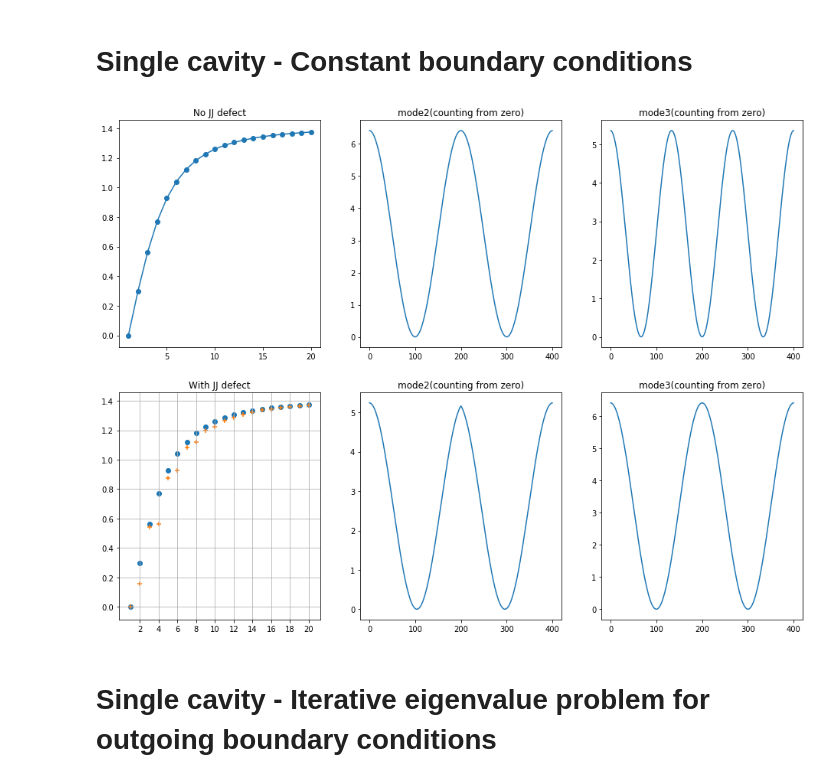
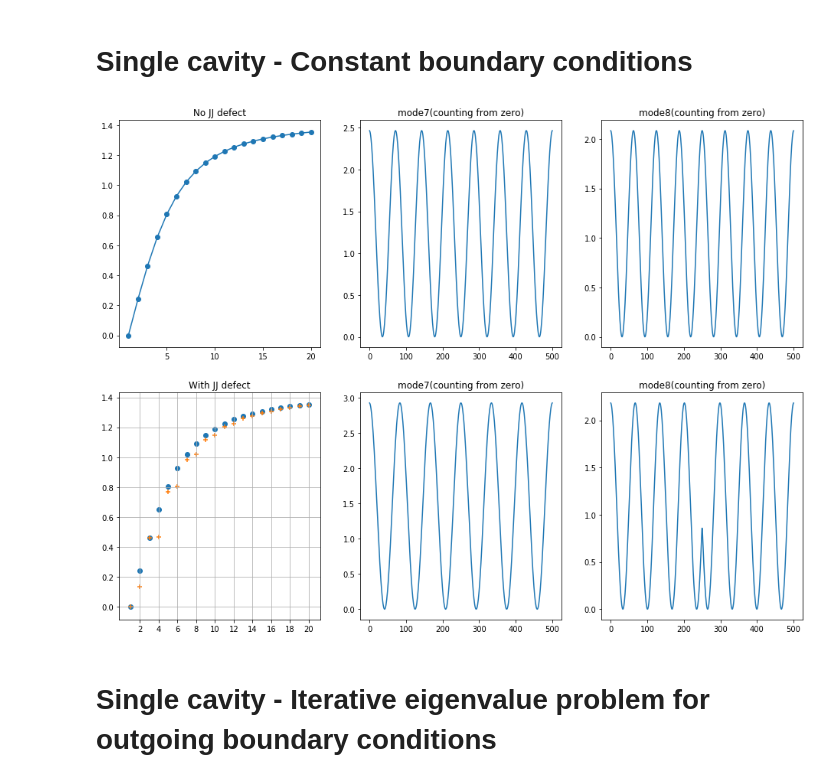
Before and after one commit to skhanCC/CoupleJJA, a Jupyter notebook: coupledJJArrays.ipynb, the cells around one changed output. Drawn from its saved outputs; the diff is of its cells as text; code cells hidden in the pictures.

```diff
--- a/coupledJJArrays.ipynb
+++ b/coupledJJArrays.ipynb
@@ -14,7 +14,7 @@ from CircuitDiagonalization import *
 # %%
 # System parameters
 # Grid size (number of LC units in JJA resonator)
-Nx = 400 # Like L
+Nx = 500 # Like L
 # Circuit parameters
 Ljja, Cjja, Cjjagnd = 0.66E-9, 144E-15, 1.89E-16
 
@@ -27,19 +27,20 @@ kRefVec = np.ones( (nEig,) )
 refVals, refVecs, C1D, L1D = JJAEigs(Nx, Cjjagnd, Ljja, Cjja, Ljjdefect, Cjjdefect, nEig, bc="neu", disp="on")
 
 # Plot frequencies
-noJJDefectEigs = np.real(refVals)
+#noJJDefectEigs = np.sqrt(np.real(refVals))
+noJJDefectEigs = np.real(np.abs(refVals))
 fig, axs = plt.subplots(2, 3, figsize=(16,12))
-axs[0, 0].scatter(np.arange(1,nEig+1,1),np.real(refVals))
-axs[0, 0].plot(np.arange(1,nEig+1,1),np.real(refVals))
+axs[0, 0].scatter(np.arange(1,nEig+1,1),np.sqrt(noJJDefectEigs))
+axs[0, 0].plot(np.arange(1,nEig+1,1),np.sqrt(noJJDefectEigs))
 axs[0, 0].set_title('No JJ defect')
 
 # Plot any two successive eigenmodes
 x = np.linspace(0,Nx,Nx)
-mN = 2
+mN = 7
 axs[0, 1].plot(x, np.abs(refVecs[:,mN])**2)
 axs[0, 1].set_title('mode' + str(mN) + '(counting from zero)')
 
-mN = 3
+mN = 8
 axs[0, 2].plot(x, np.abs(refVecs[:,mN])**2)
 axs[0, 2].set_title('mode' + str(mN) + '(counting from zero)')
 
@@ -59,39 +60,40 @@ Ljja, Cjja, Cjjagnd = 0.66E-9, 144E-15, 1.89E-16
 Ljjdefect, Cjjdefect =  285.0E-9, 3.0E-15 # with JJ defect
 
 kRefVec = np.ones( (nEig,) )
 # Compute reference eigenvalues (closed cavity case, Neumann boundary conditions)
 refVals, refVecs, C1D, L1D = JJAEigs(Nx, Cjjagnd, Ljja, Cjja, Ljjdefect, Cjjdefect, nEig, bc="neu", disp="on")
-withJJDefectEigs = np.real(refVals)
-axs[1, 0].scatter(np.arange(1,nEig+1,1),noJJDefectEigs, marker='o')
-axs[1, 0].scatter(np.arange(1,nEig+1,1),withJJDefectEigs, marker='+')
+#withJJDefectEigs = np.sqrt(np.real(refVals))
+withJJDefectEigs = np.real(np.abs(refVals))
+axs[1, 0].scatter(np.arange(1,nEig+1,1),np.sqrt(noJJDefectEigs), marker='o')
+axs[1, 0].scatter(np.arange(1,nEig+1,1),np.sqrt(withJJDefectEigs), marker='+')
 #axs[1, 0].plot(np.arange(1,nEig+1,1),np.real(refVals))
 axs[1, 0].set_title('With JJ defect')
 axs[1, 0].set_xticks(np.arange(2,nEig+1,2))
 axs[1, 0].grid(True)
 
 # Plot the two successive mode numbers of noJJDefect case above to see
 #which one is affected by the presence of the JJ defect
 x = np.linspace(0,Nx,Nx)
-mN = 2
+mN = 7
 axs[1, 1].plot(x, np.abs(refVecs[:,mN])**2)
 axs[1, 1].set_title('mode' + str(mN) + '(counting from zero)')
-mN = 3
+mN = 8
 axs[1, 2].plot(x, np.abs(refVecs[:,mN])**2)
 axs[1, 2].set_title('mode' + str(mN) + '(counting from zero)')
 
 plt.show()
 
 # The following plots the images of the inductance and capacitance matrices
 #fig, ax = plt.subplots(1, 1, figsize=(8,8))
 #C1Dr = np.real(C1D)
 #plt.imshow(C1Dr.toarray(), interpolation='nearest')
 #plt.show()
 #fig, ax = plt.subplots(1, 1, figsize=(8,8))
 #L1Dr = np.real(L1D)
 #plt.imshow(L1Dr.toarray(), interpolation='nearest')
 #plt.show()
 # %% [output]
-[figure, old version]
+[figure, new version]
 # %% [markdown]
 # Single cavity - Iterative eigenvalue problem for outgoing boundary conditions
 # %%
```
Also changed, not shown: parts of 2 cells of this notebook, 1 other file.
